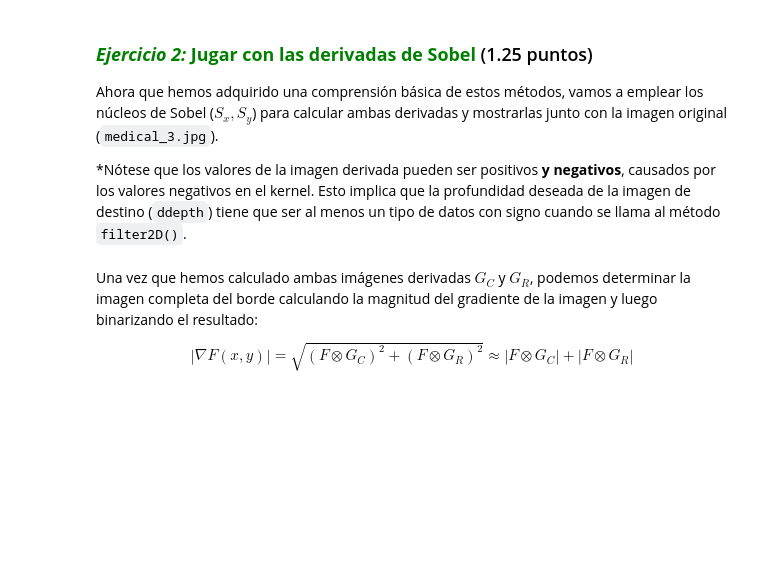
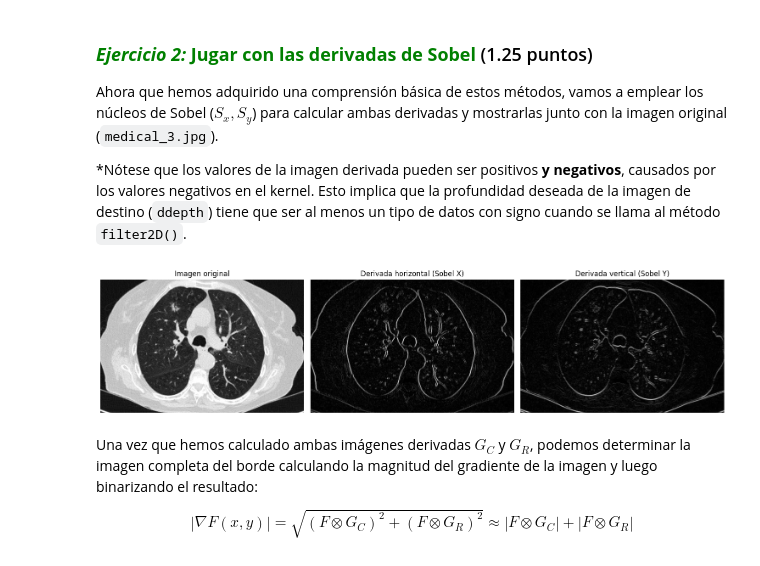
Before and after one commit to StefanoImanol/ProcImagenesEP2025Iv1.0, a Jupyter notebook: local/Procesamiento_Imagenes_Parte2v1_0.ipynb, the cells around one changed output. Saved outputs shown, nothing was run; the diff lists cells and outputs as text; code cells hidden in the pictures; blank space fills up the shorter version.

```diff
--- a/local/Procesamiento_Imagenes_Parte2v1_0.ipynb
+++ b/local/Procesamiento_Imagenes_Parte2v1_0.ipynb
@@ -227,3 +235,48 @@ Ahora que hemos adquirido una comprensión básica de estos métodos, vamos a em
+# %%
+# Lee una de las imágenes, calcula ambas derivadas del kernel, aplícalas a la imagen (por separado) y muestra la imagen original y las derivadas en un gráfico 1x3.
+# Escriba su código aquí
+
+# Leer la imagen
+img3 = cv2.imread(images_path + 'medical_3.jpg', cv2.IMREAD_GRAYSCALE)
+
+# Define los kernels horizontal y vertical
+sobel_x = (1/4) * np.array([[ 1,  0, -1],
+                            [ 2,  0, -2],
+                            [ 1,  0, -1]])
+
+sobel_y = (1/4) * np.array([[-1, -2, -1],
+                            [ 0,  0,  0],
+                            [ 1,  2,  1]])
+
+# Aplica la convolución
+grad_x = cv2.filter2D(img3, cv2.CV_64F, sobel_x)
+grad_y = cv2.filter2D(img3, cv2.CV_64F, sobel_y)
+
+# ¡Y muéstralos!
+grad_x = cv2.convertScaleAbs(grad_x)
+grad_y = cv2.convertScaleAbs(grad_y)
+
+plt.figure(figsize=(15, 5))
+
+plt.subplot(1, 3, 1)
+plt.imshow(img3, cmap='gray')
+plt.title('Imagen original')
+plt.axis('off')
+
+plt.subplot(1, 3, 2)
+plt.imshow(grad_x, cmap='gray')
+plt.title('Derivada horizontal (Sobel X)')
+plt.axis('off')
+
+plt.subplot(1, 3, 3)
+plt.imshow(grad_y, cmap='gray')
+plt.title('Derivada vertical (Sobel Y)')
+plt.axis('off')
+
+plt.tight_layout()
+plt.show()
+# %% [output]
+[figure, added]
 # %% [markdown]
 Una vez que hemos calculado ambas imágenes derivadas $G_C$ y $G_R$, podemos determinar la imagen completa del borde calculando la magnitud del gradiente de la imagen y luego binarizando el resultado:
 
```
Also changed, not shown: parts of 8 cells of this notebook.
